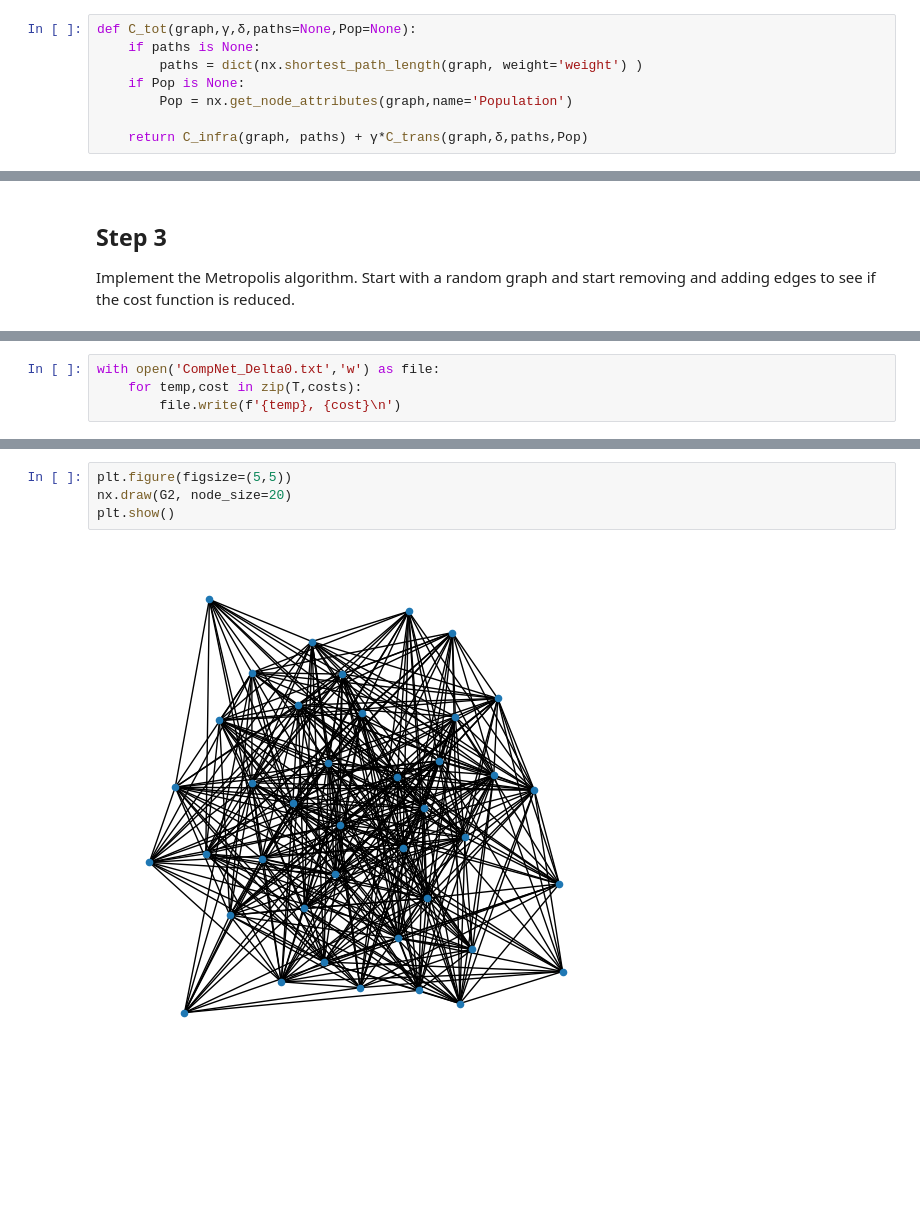
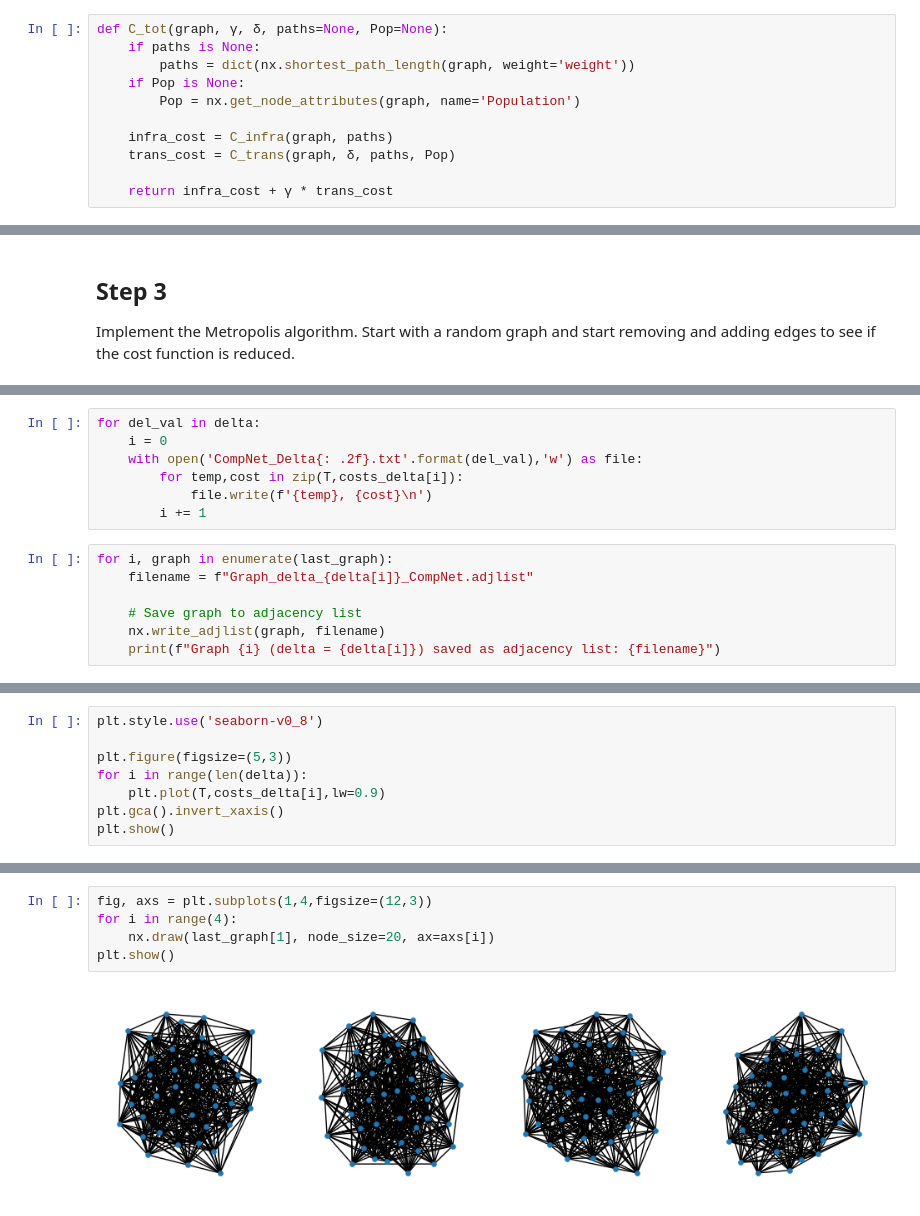
Before and after one commit to Esteban-AG/CHD_Optimal_Transport_Network, a Jupyter notebook: OT_Networks.ipynb, the cells around one changed output, grey strips where cells are left out. Drawn from its saved outputs; the diff is of its cells as text; blank space fills up the shorter version.

Commit message:
Optimized functions and results for all deltas

```diff
--- a/OT_Networks.ipynb
+++ b/OT_Networks.ipynb
@@ -146,11 +141,14 @@ C_trans(G, delta)
 # %%
-def C_tot(graph,γ,δ,paths=None,Pop=None):
+def C_tot(graph, γ, δ, paths=None, Pop=None):
     if paths is None:
-        paths = dict(nx.shortest_path_length(graph, weight='weight') )
+        paths = dict(nx.shortest_path_length(graph, weight='weight'))
     if Pop is None:
-        Pop = nx.get_node_attributes(graph,name='Population')
+        Pop = nx.get_node_attributes(graph, name='Population')
 
-    return C_infra(graph, paths) + γ*C_trans(graph,δ,paths,Pop)
+    infra_cost = C_infra(graph, paths)
+    trans_cost = C_trans(graph, δ, paths, Pop)
+
+    return infra_cost + γ * trans_cost
 # %%
 print(C_infra(G)) # This is going to be large, because G is a complete network
 print(C_trans(G,delta))
@@ -236,4 +241,14 @@ G2: Graph with 40 nodes and 779 edges
 # %%
-with open('CompNet_Delta0.txt','w') as file:
-    for temp,cost in zip(T,costs):
-        file.write(f'{temp}, {cost}\n')
+for del_val in delta:
+    i = 0
+    with open('CompNet_Delta{: .2f}.txt'.format(del_val),'w') as file:
+        for temp,cost in zip(T,costs_delta[i]):
+            file.write(f'{temp}, {cost}\n')
+        i += 1
+# %%
+for i, graph in enumerate(last_graph):
+    filename = f"Graph_delta_{delta[i]}_CompNet.adjlist"
+
+    # Save graph to adjacency list
+    nx.write_adjlist(graph, filename)
+    print(f"Graph {i} (delta = {delta[i]}) saved as adjacency list: {filename}")
@@ -239,0 +260,8 @@ with open('CompNet_Delta0.txt','w') as file:
+# %%
+plt.style.use('seaborn-v0_8')
+
+plt.figure(figsize=(5,3))
+for i in range(len(delta)):
+    plt.plot(T,costs_delta[i],lw=0.9)
+plt.gca().invert_xaxis()
+plt.show()
@@ -240,6 +270,7 @@ with open('CompNet_Delta0.txt','w') as file:
 # %%
-plt.figure(figsize=(5,5))
-nx.draw(G2, node_size=20)
+fig, axs = plt.subplots(1,4,figsize=(12,3))
+for i in range(4):
+    nx.draw(last_graph[1], node_size=20, ax=axs[i])
 plt.show()
 # %% [output]
-[figure, old version]
+[figure, new version]
```
Also changed, not shown: parts of 18 cells of this notebook, 9 other files.
